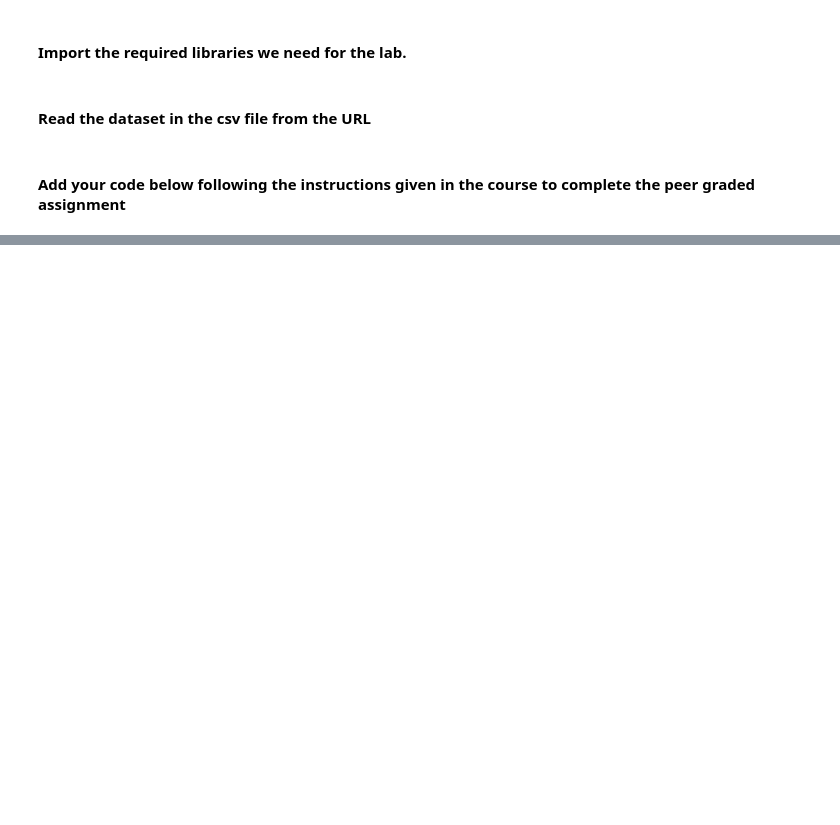
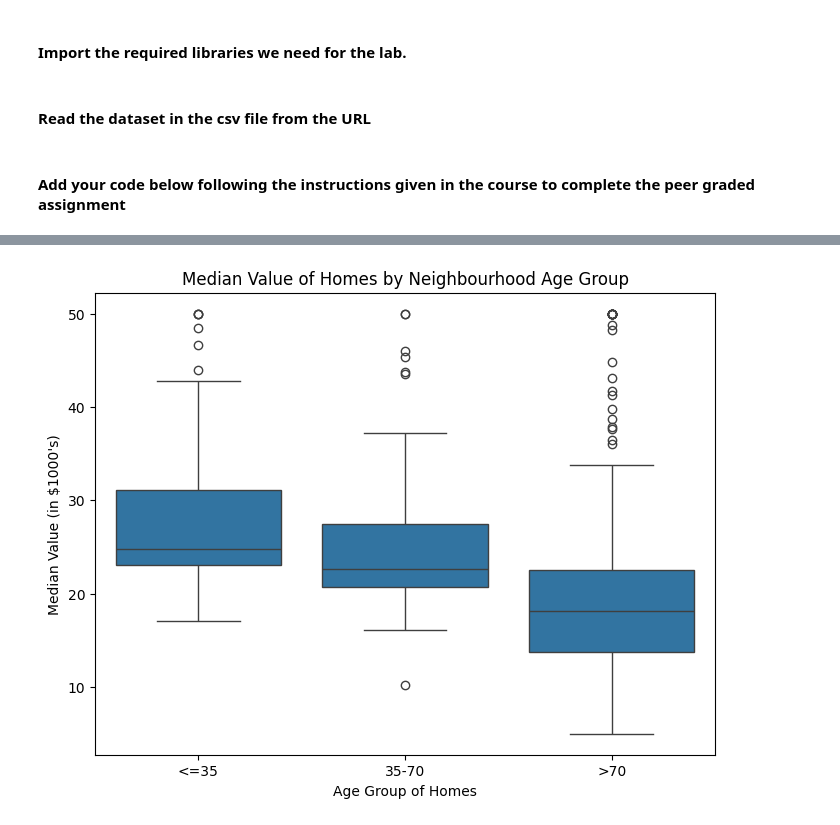
Before and after one commit to bbthunyanan/Create-and-Share-your-Jupyter-Notebook, a Jupyter notebook: Optional_Peer_Graded_Assignment.jupyterlite.ipynb, the cells around one changed output, grey strips where cells are left out. Drawn from its saved outputs; the diff is of its cells as text; code cells hidden in the pictures; blank space fills up the shorter version.

```diff
--- a/Optional_Peer_Graded_Assignment.jupyterlite.ipynb
+++ b/Optional_Peer_Graded_Assignment.jupyterlite.ipynb
@@ -75,0 +88,14 @@ Notes:
+# %%
+age_bins = [0, 35, 70, boston_df['AGE'].max()]
+age_labels = ['<=35', '35-70', '>70']
+
+boston_df['AGE_GROUP'] = pd.cut (boston_df['AGE'], bins = age_bins, labels = age_labels)
+
+pyplot.figure(figsize=(8,6))
+sns.boxplot(x='AGE_GROUP', y='MEDV', data=boston_df)
+pyplot.title("Median Value of Homes by Neighbourhood Age Group")
+pyplot.xlabel("Age Group of Homes")
+pyplot.ylabel("Median Value (in $1000's)")
+pyplot.show()
+# %% [output]
+[figure, added]
```
Also changed, not shown: parts of 5 cells of this notebook.
